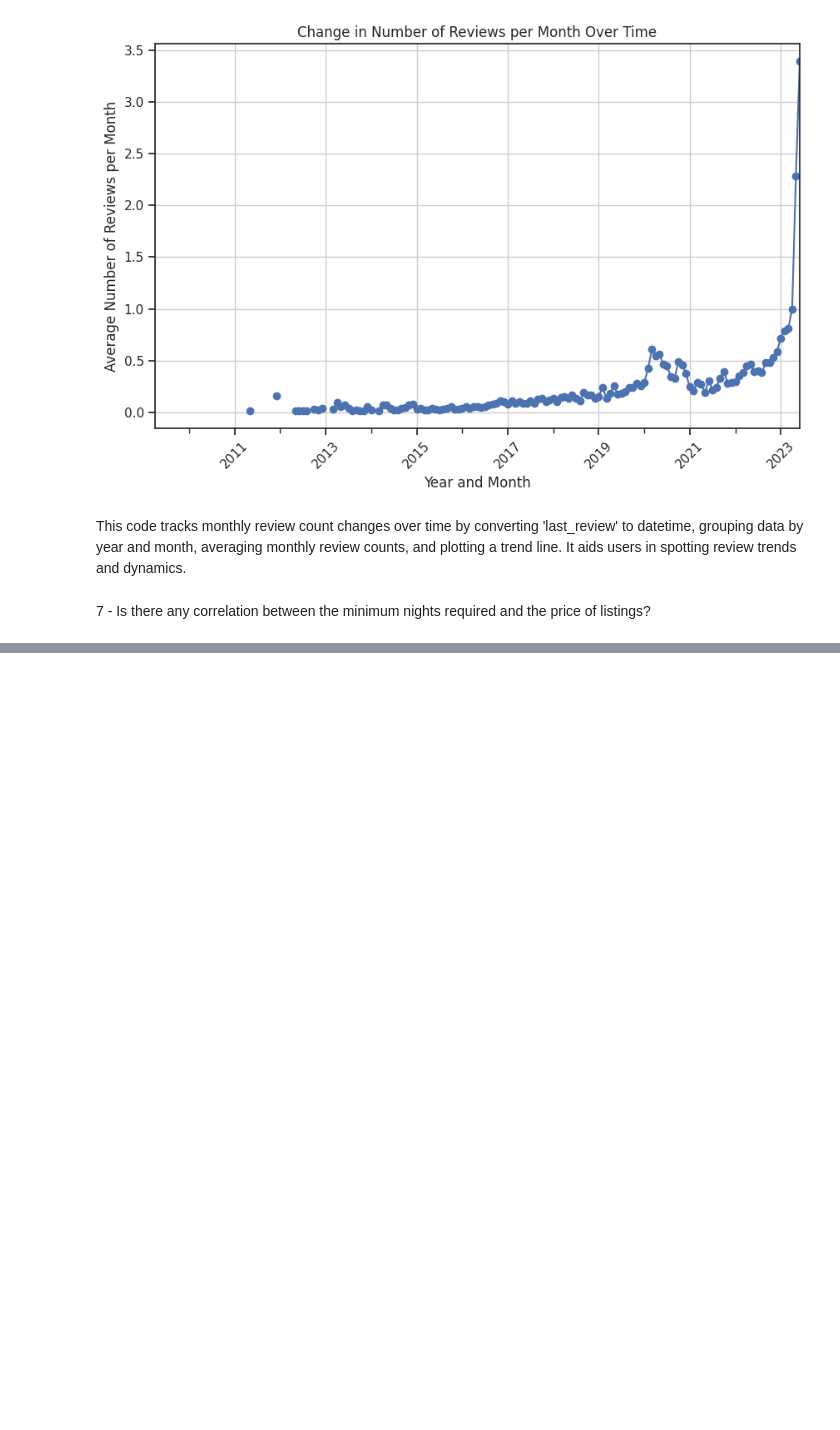
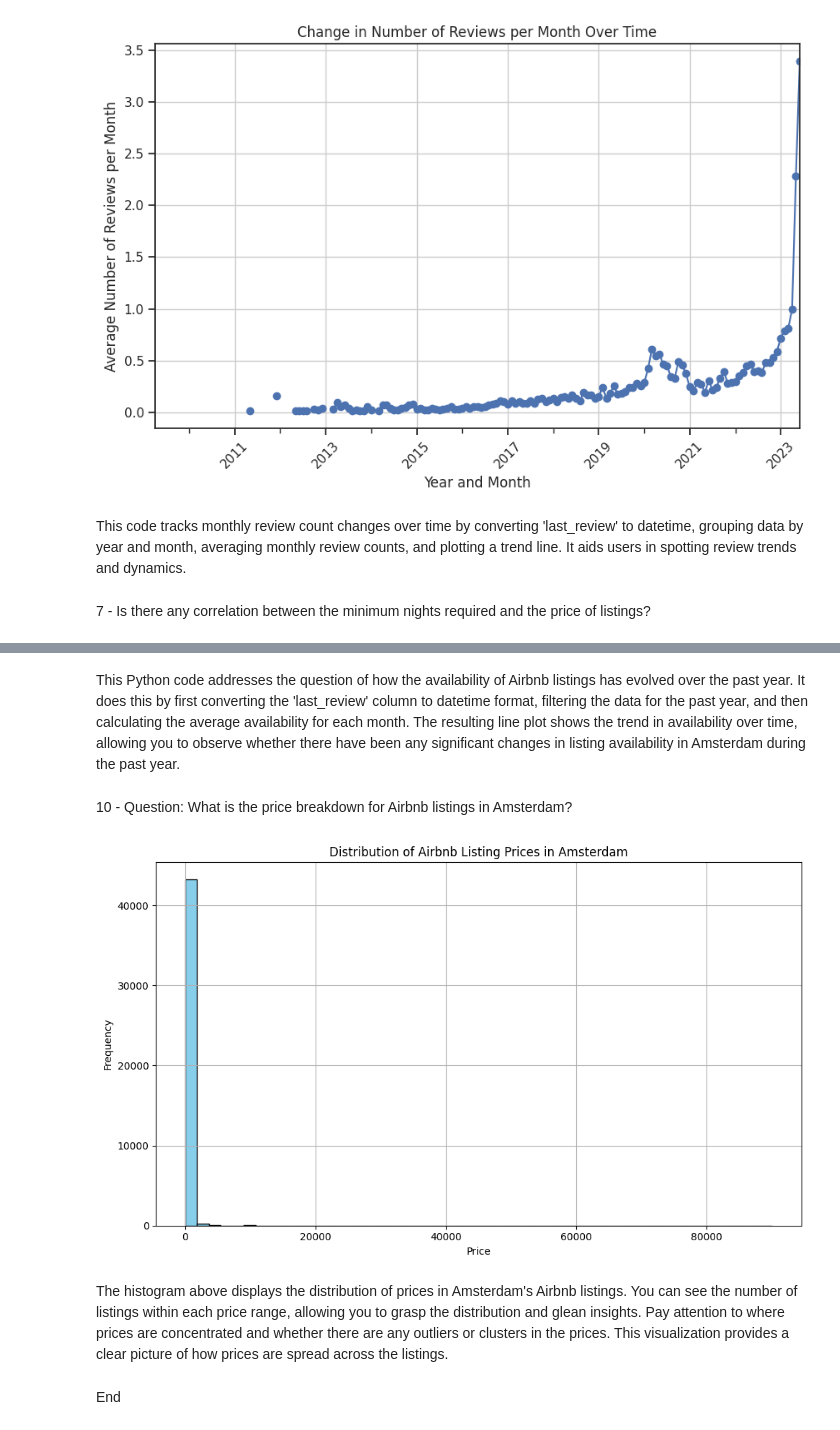
Before and after one commit to MohamedSavula/New-York-City-Airbnb-EDA, a Jupyter notebook: code.ipynb, the cells around one changed output, grey strips where cells are left out. Drawn from its saved outputs; the diff is of its cells as text; code cells hidden in the pictures; blank space fills up the shorter version.

```diff
--- a/code.ipynb
+++ b/code.ipynb
@@ -344,0 +405,19 @@ corr_matrix = numeric_df.corr()
+# %% [markdown]
+This Python code addresses the question of how the availability of Airbnb listings has evolved over the past year. It does this by first converting the 'last_review' column to datetime format, filtering the data for the past year, and then calculating the average availability for each month. The resulting line plot shows the trend in availability over time, allowing you to observe whether there have been any significant changes in listing availability in Amsterdam during the past year.
+# %% [markdown]
+10 - Question: What is the price breakdown for Airbnb listings in Amsterdam?
+# %%
+plt.figure(figsize=(10, 6))
+plt.hist(df['price'], bins=50, color='skyblue', edgecolor='black')
+plt.title("Distribution of Airbnb Listing Prices in Amsterdam")
+plt.xlabel("Price")
+plt.ylabel("Frequency")
+plt.grid(True)
+plt.tight_layout()
+plt.show()
+# %% [output]
+[figure, added]
+# %% [markdown]
+The histogram above displays the distribution of prices in Amsterdam's Airbnb listings. You can see the number of listings within each price range, allowing you to grasp the distribution and glean insights. Pay attention to where prices are concentrated and whether there are any outliers or clusters in the prices. This visualization provides a clear picture of how prices are spread across the listings.
+# %% [markdown]
+End
```
Also changed, not shown: parts of 11 cells of this notebook.
